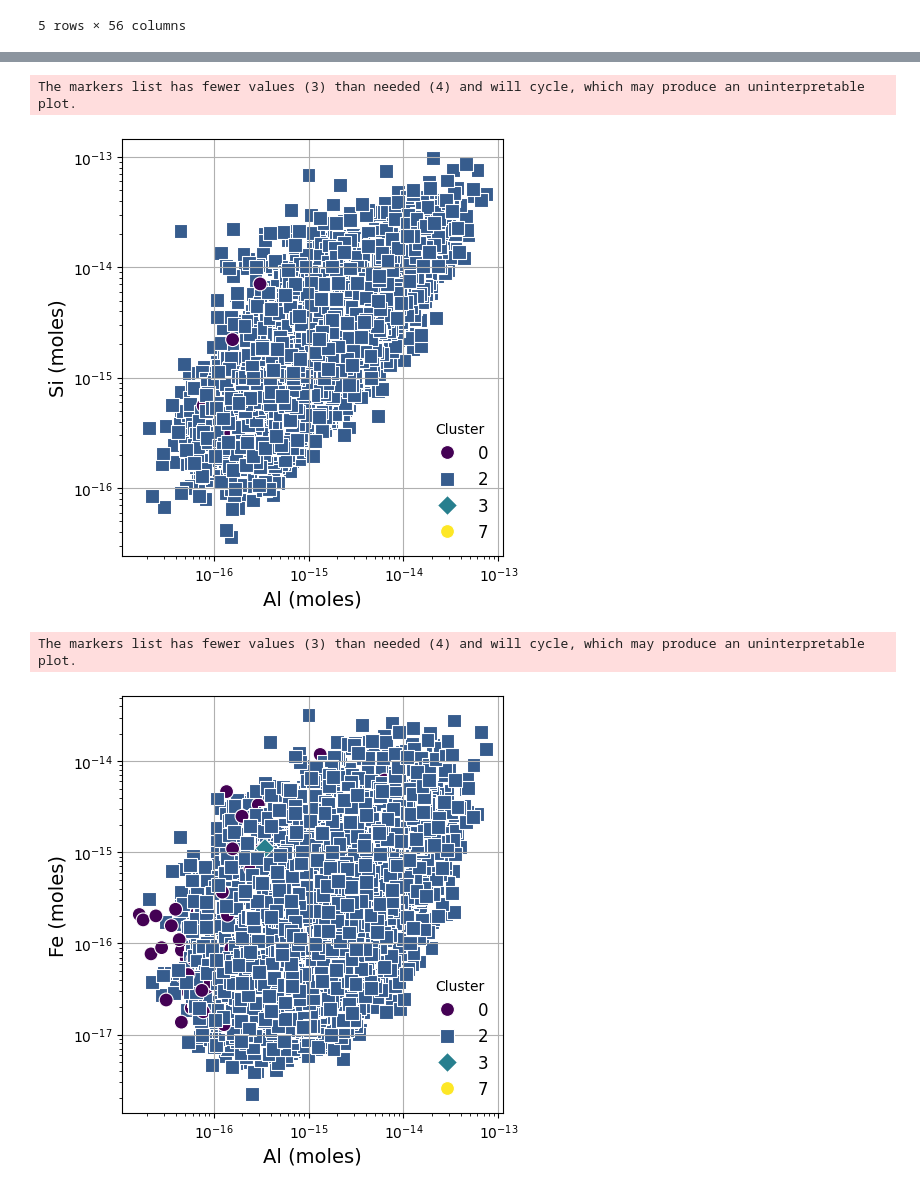
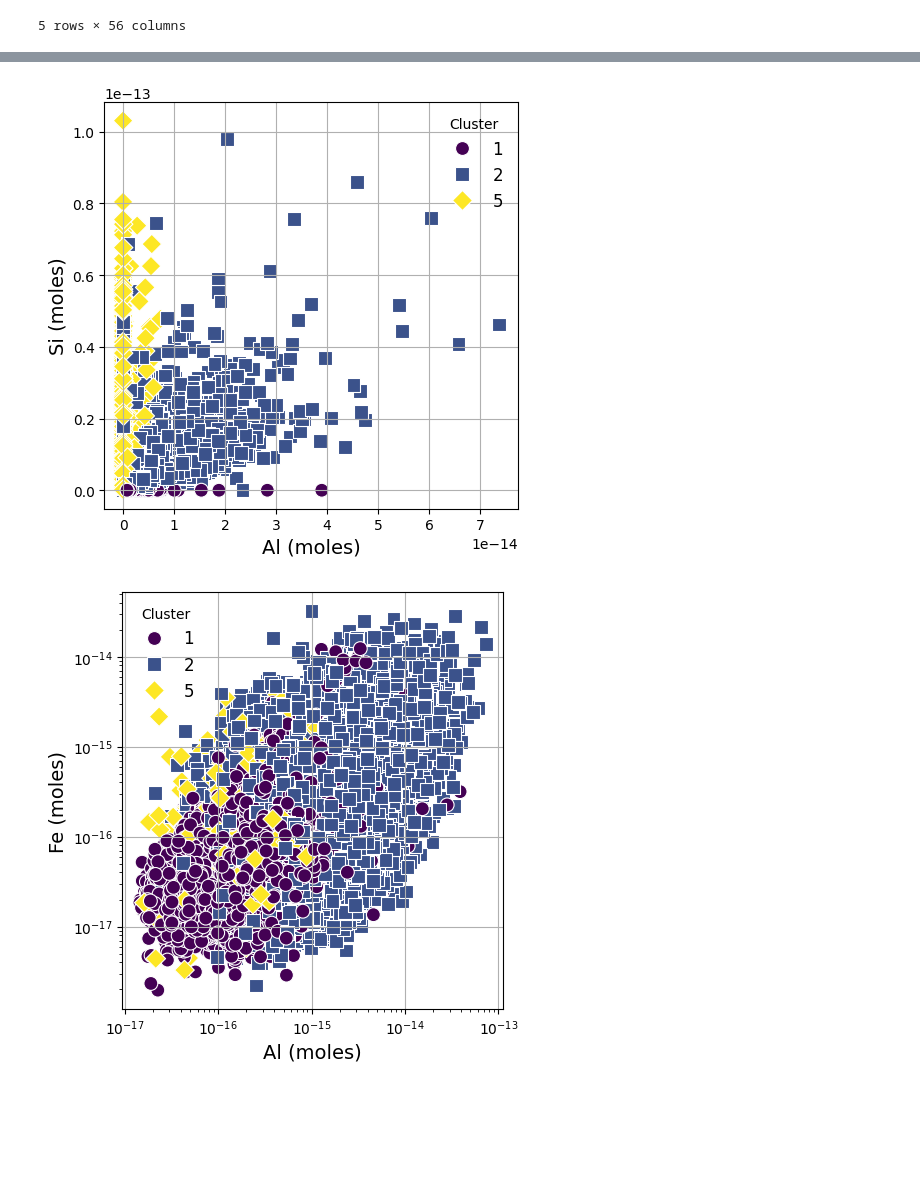
Before and after one commit to MTharaud/nanoArchive, a Jupyter notebook: 4 - data_exam.ipynb, the cells around one changed output, grey strips where cells are left out. Drawn from its saved outputs; the diff is of its cells as text; code cells hidden in the pictures; blank space fills up the shorter version.

```diff
--- a/4 - data_exam.ipynb
+++ b/4 - data_exam.ipynb
@@ -229,8 +273,8 @@ def ternary_plot(dataframe, var1, var2, var3, var4='Cluster'):
     # Save the figure
     fig.write_image(f"Figures/ternary_plot_{var1}-{var2}-{var3}.png", scale=2)  # Removed dpi argument
 # %%
-cluster_number = [0,2,3,7]
-#cluster_number = [1,2,5]  # Specify the cluster number you want to plot
+#cluster_number = [0,2,3,7]
+cluster_number = [1,2,5]  # Specify the cluster number you want to plot
 
 # extract only data for the elements Al, Si, and Fe mole fraction for cluster 1,2,6
 data_tern = merged_df[(merged_df['Agglomerative Cluster'].isin(cluster_number)) & (merged_df['Sum'] > 0)].copy()  # Filter for clusters 0, 3, and 8 and Sum > 0
@@ -275,25 +319,24 @@ ternary_plot(data_tern, 'La', 'Ce', 'Sr', 'Agglomerative Cluster')
 # %%
 # plot Al vs Si scatter plot for clusters 1,2,6 using the moles
 plt.figure(figsize=(5, 5))
 sns.scatterplot(
     data=merged_df[merged_df['Agglomerative Cluster'].isin(cluster_number)],
     x='Al moles', y='Si moles',
     hue='Agglomerative Cluster', style='Agglomerative Cluster',
     palette='viridis', markers=['o', 's', 'D'], s=100
 )
-plt.xscale('log')
-plt.yscale('log')
+#plt.xscale('log')
+#plt.yscale('log')
 plt.xlabel('Al (moles)', fontsize=14)
 plt.ylabel('Si (moles)', fontsize=14)
 plt.legend(title='Cluster', fontsize=12, frameon=False)
 plt.grid(True)
 plt.tight_layout()
 
-plt.savefig("Figures/Al_Si_scatter.png", dpi=300, bbox_inches='tight')
+#plt.savefig("Figures/Al_Si_scatter.png", dpi=300, bbox_inches='tight')
 plt.show()
 # %% [output]
-The markers list has fewer values (3) than needed (4) and will cycle, which may produce an uninterpretable plot.
-[figure, old version]
+[figure, new version]
 # %%
 # plot Al vs Fe scatter plot for clusters 1,2,6 using the moles
 plt.figure(figsize=(5, 5))
@@ -314,8 +357,7 @@ plt.tight_layout()
 plt.savefig("Figures/Al_Fe_scatter.png", dpi=300, bbox_inches='tight')
 plt.show()
 # %% [output]
-The markers list has fewer values (3) than needed (4) and will cycle, which may produce an uninterpretable plot.
-[figure, old version]
+[figure, new version]
 # %%
 # plot Si vs Fe scatter plot for clusters 1,2,6 using the moles
 plt.figure(figsize=(5, 5))
```
Also changed, not shown: parts of 16 cells of this notebook, 13 other files.
